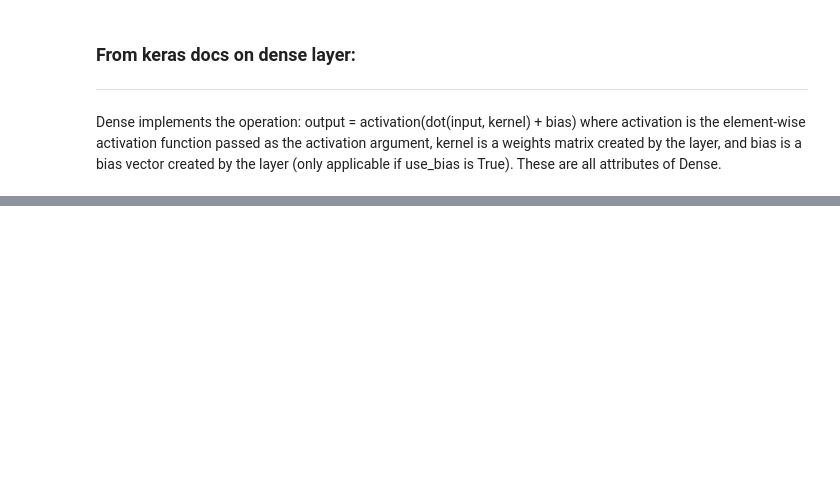
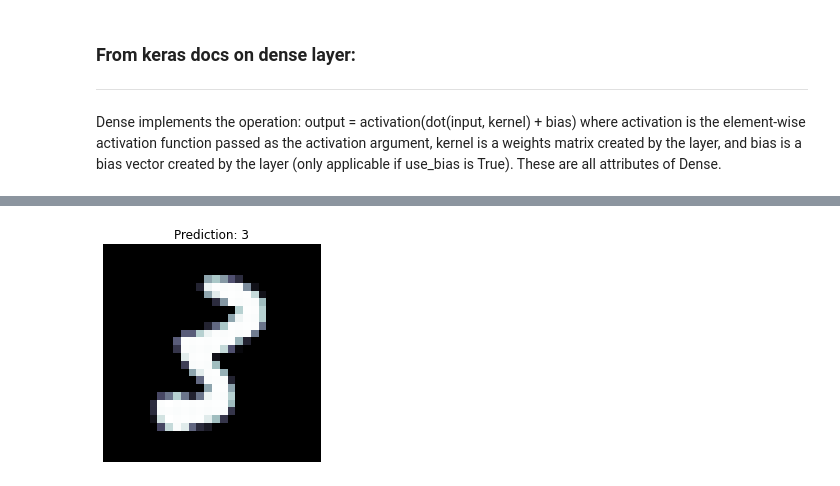
Before and after one commit to siddpatel1/DSPS_SPatel, a Jupyter notebook: HW10/sidpatel_hw10_digit_recognition_autoencoder.ipynb, the cells around one changed output, grey strips where cells are left out. Cells and saved outputs as stored; diff of their text form; code cells hidden in the pictures; blank space fills up the shorter version.

```diff
--- a/HW10/sidpatel_hw10_digit_recognition_autoencoder.ipynb
+++ b/HW10/sidpatel_hw10_digit_recognition_autoencoder.ipynb
@@ -64,0 +129,2 @@ model_digitRecog.add(Dense(img_col*img_row, activation="sigmoid"))
+# %%
+outputRecog = model_digitRecog.predict(x_test)
@@ -64,0 +178,9 @@ model_digitRecog.add(Dense(img_col*img_row, activation="sigmoid"))
+# %%
+def checkNprediction(n, testdata, predict, initialshape=(28,28)):
+    pl.imshow(testdata[n].reshape(initialshape) , cmap="bone")
+    pl.title("Prediction: "+str(np.argmax(predict[n])));
+    pl.axis('off') #https://stackoverflow.com/a/25864515
+# %%
+checkNprediction(2305, x_test, outputRecog)
+# %% [output]
+[figure, added]
```
Also changed, not shown: parts of 20 cells of this notebook.
